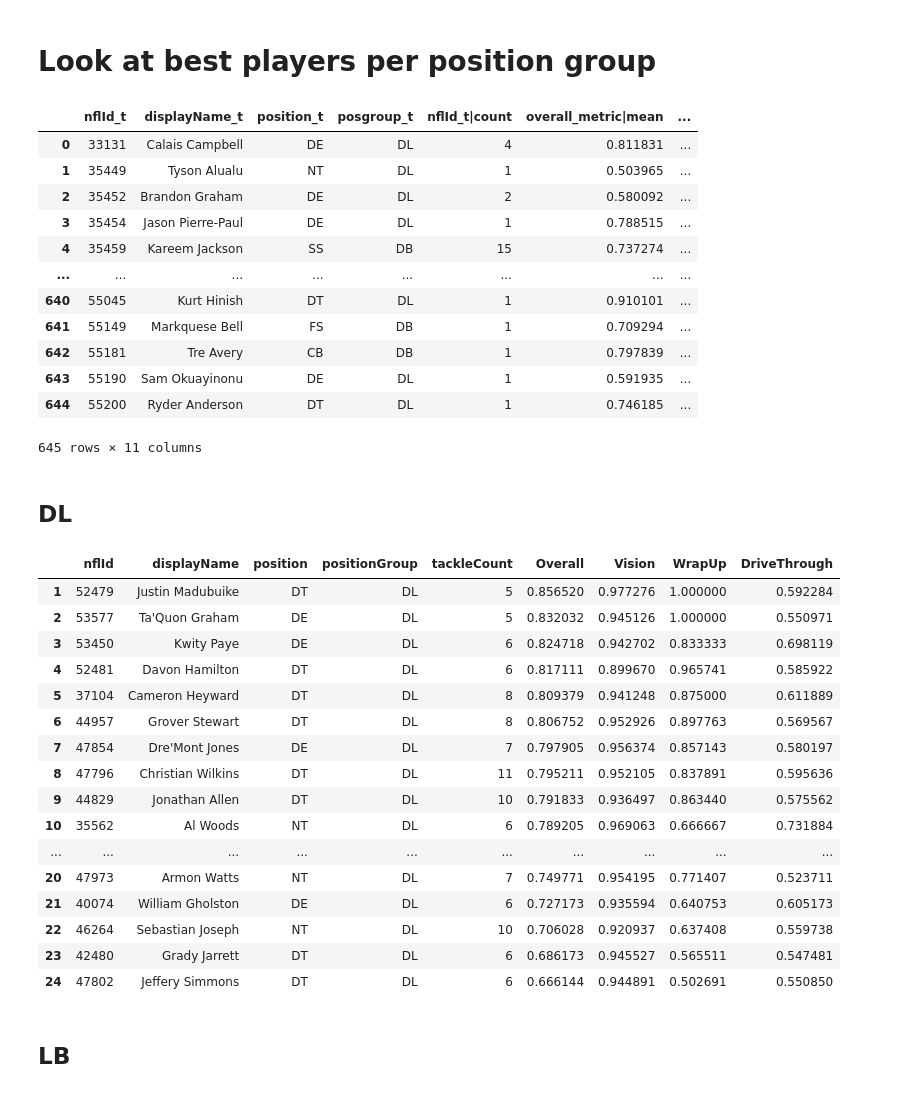
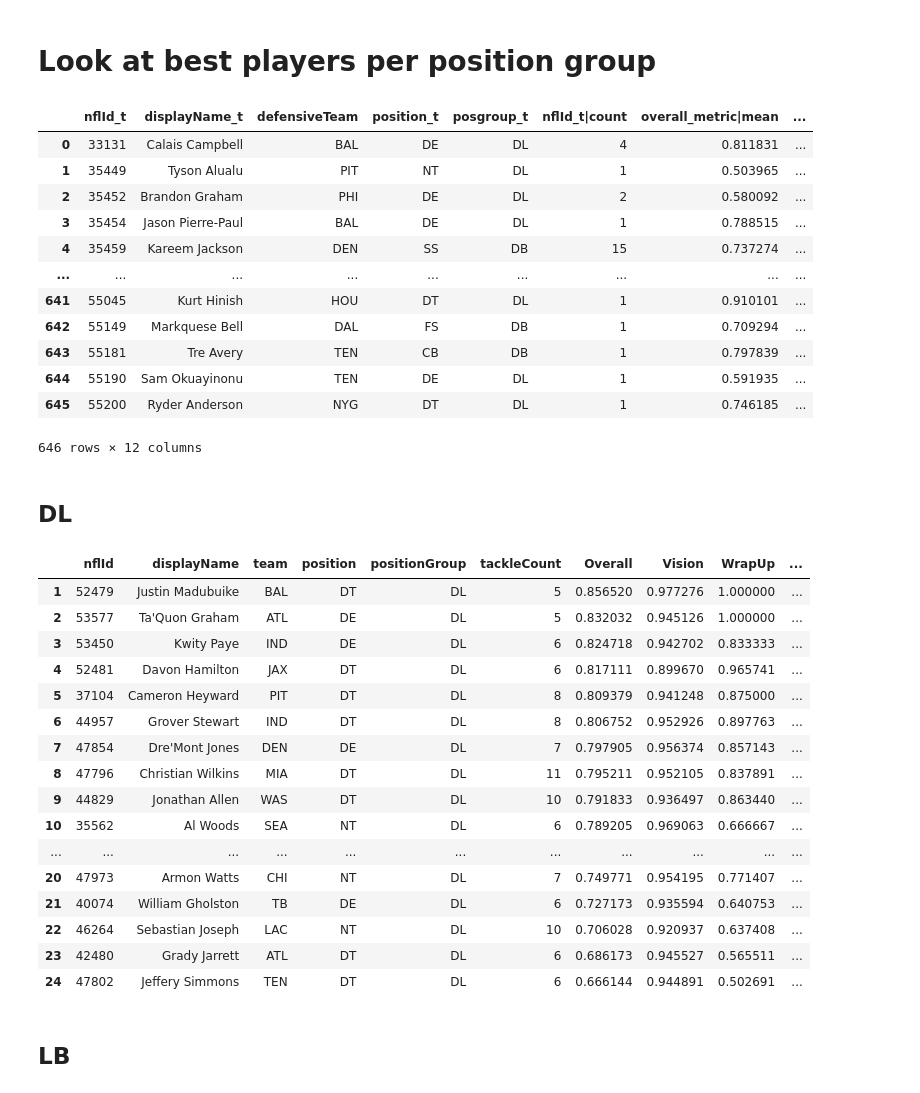
Before and after one commit to pschlais/kaggle_nfl_bdb_2024, a Jupyter notebook: analysis_workspace.ipynb, the cells around one changed output. Saved outputs shown, nothing was run; the diff lists cells and outputs as text; code cells hidden in the pictures.

```diff
--- a/analysis_workspace.ipynb
+++ b/analysis_workspace.ipynb
@@ -248,20 +308,20 @@ metric_df[['posgroup_t','overall_metric', 'vision_metric', 'tackle_gap_metric',
 # %% [markdown]
 # Look at best players per position group
 # %%
-b = metric_df.query('tackle_category=="proactive"').groupby(['nflId_t', 'displayName_t', 'position_t', 'posgroup_t']).aggregate({'nflId_t':'count', 'overall_metric': ['mean', 'min', 'max'], 'vision_metric': 'mean', 'tackle_gap_metric': 'mean', 'drive_metric': 'mean'}).reset_index()
+b = metric_df.query('tackle_category=="proactive"').groupby(['nflId_t', 'displayName_t', 'defensiveTeam', 'position_t', 'posgroup_t']).aggregate({'nflId_t':'count', 'overall_metric': ['mean', 'min', 'max'], 'vision_metric': 'mean', 'tackle_gap_metric': 'mean', 'drive_metric': 'mean'}).reset_index()
 b.columns = b.columns.map('|'.join).str.strip('|')
 b
 # %% [output]
-|  | nflId_t | displayName_t | position_t | posgroup_t | nflId_t|count | overall_metric|mean | ... |
-| 0 | 33131 | Calais Campbell | DE | DL | 4 | 0.811831 | ... |
-| 1 | 35449 | Tyson Alualu | NT | DL | 1 | 0.503965 | ... |
-| 2 | 35452 | Brandon Graham | DE | DL | 2 | 0.580092 | ... |
-| 3 | 35454 | Jason Pierre-Paul | DE | DL | 1 | 0.788515 | ... |
-| 4 | 35459 | Kareem Jackson | SS | DB | 15 | 0.737274 | ... |
-| ... | ... | ... | ... | ... | ... | ... | ... |
-| 640 | 55045 | Kurt Hinish | DT | DL | 1 | 0.910101 | ... |
-| 641 | 55149 | Markquese Bell | FS | DB | 1 | 0.709294 | ... |
-| 642 | 55181 | Tre Avery | CB | DB | 1 | 0.797839 | ... |
-| 643 | 55190 | Sam Okuayinonu | DE | DL | 1 | 0.591935 | ... |
-| 644 | 55200 | Ryder Anderson | DT | DL | 1 | 0.746185 | ... |
+|  | nflId_t | displayName_t | defensiveTeam | position_t | posgroup_t | nflId_t|count | overall_metric|mean | ... |
+| 0 | 33131 | Calais Campbell | BAL | DE | DL | 4 | 0.811831 | ... |
+| 1 | 35449 | Tyson Alualu | PIT | NT | DL | 1 | 0.503965 | ... |
+| 2 | 35452 | Brandon Graham | PHI | DE | DL | 2 | 0.580092 | ... |
+| 3 | 35454 | Jason Pierre-Paul | BAL | DE | DL | 1 | 0.788515 | ... |
+| 4 | 35459 | Kareem Jackson | DEN | SS | DB | 15 | 0.737274 | ... |
+| ... | ... | ... | ... | ... | ... | ... | ... | ... |
+| 641 | 55045 | Kurt Hinish | HOU | DT | DL | 1 | 0.910101 | ... |
+| 642 | 55149 | Markquese Bell | DAL | FS | DB | 1 | 0.709294 | ... |
+| 643 | 55181 | Tre Avery | TEN | CB | DB | 1 | 0.797839 | ... |
+| 644 | 55190 | Sam Okuayinonu | TEN | DE | DL | 1 | 0.591935 | ... |
+| 645 | 55200 | Ryder Anderson | NYG | DT | DL | 1 | 0.746185 | ... |
-645 rows × 11 columns
+646 rows × 12 columns
@@ -270,44 +333,45 @@ b
 # %%
 col_rename = {
     'nflId_t': 'nflId',
     'displayName_t': 'displayName',
     'position_t': 'position',
     'posgroup_t': 'positionGroup',
+    'defensiveTeam': 'team',
     'nflId_t|count': 'tackleCount',
     'overall_metric|mean': 'Overall',
     'vision_metric|mean': 'Vision',
     'tackle_gap_metric|mean': 'WrapUp',
     'drive_metric|mean': 'DriveThrough'
     }
 
 (
     b.rename(columns=col_rename)
     .query('tackleCount >= 5')
     .query('positionGroup=="DL"')
     .drop(columns=['overall_metric|min', 'overall_metric|max'])
     .sort_values('Overall', ascending=False)
     .reset_index(drop=True)
     .rename(lambda i: i + 1) # set the index to start from 1 instead of 0, so index is rank
     .style.background_gradient(cmap='viridis', subset=['Overall', 'Vision', 'WrapUp', 'DriveThrough'])
 )
 # %% [output]
-|  | nflId | displayName | position | positionGroup | tackleCount | Overall | Vision | WrapUp | DriveThrough |
-| 1 | 52479 | Justin Madubuike | DT | DL | 5 | 0.856520 | 0.977276 | 1.000000 | 0.592284 |
-| 2 | 53577 | Ta'Quon Graham | DE | DL | 5 | 0.832032 | 0.945126 | 1.000000 | 0.550971 |
-| 3 | 53450 | Kwity Paye | DE | DL | 6 | 0.824718 | 0.942702 | 0.833333 | 0.698119 |
-| 4 | 52481 | Davon Hamilton | DT | DL | 6 | 0.817111 | 0.899670 | 0.965741 | 0.585922 |
-| 5 | 37104 | Cameron Heyward | DT | DL | 8 | 0.809379 | 0.941248 | 0.875000 | 0.611889 |
-| 6 | 44957 | Grover Stewart | DT | DL | 8 | 0.806752 | 0.952926 | 0.897763 | 0.569567 |
-| 7 | 47854 | Dre'Mont Jones | DE | DL | 7 | 0.797905 | 0.956374 | 0.857143 | 0.580197 |
-| 8 | 47796 | Christian Wilkins | DT | DL | 11 | 0.795211 | 0.952105 | 0.837891 | 0.595636 |
-| 9 | 44829 | Jonathan Allen | DT | DL | 10 | 0.791833 | 0.936497 | 0.863440 | 0.575562 |
-| 10 | 35562 | Al Woods | NT | DL | 6 | 0.789205 | 0.969063 | 0.666667 | 0.731884 |
-| ... | ... | ... | ... | ... | ... | ... | ... | ... | ... |
-| 20 | 47973 | Armon Watts | NT | DL | 7 | 0.749771 | 0.954195 | 0.771407 | 0.523711 |
-| 21 | 40074 | William Gholston | DE | DL | 6 | 0.727173 | 0.935594 | 0.640753 | 0.605173 |
-| 22 | 46264 | Sebastian Joseph | NT | DL | 10 | 0.706028 | 0.920937 | 0.637408 | 0.559738 |
-| 23 | 42480 | Grady Jarrett | DT | DL | 6 | 0.686173 | 0.945527 | 0.565511 | 0.547481 |
-| 24 | 47802 | Jeffery Simmons | DT | DL | 6 | 0.666144 | 0.944891 | 0.502691 | 0.550850 |
+|  | nflId | displayName | team | position | positionGroup | tackleCount | Overall | Vision | WrapUp | ... |
+| 1 | 52479 | Justin Madubuike | BAL | DT | DL | 5 | 0.856520 | 0.977276 | 1.000000 | ... |
+| 2 | 53577 | Ta'Quon Graham | ATL | DE | DL | 5 | 0.832032 | 0.945126 | 1.000000 | ... |
+| 3 | 53450 | Kwity Paye | IND | DE | DL | 6 | 0.824718 | 0.942702 | 0.833333 | ... |
+| 4 | 52481 | Davon Hamilton | JAX | DT | DL | 6 | 0.817111 | 0.899670 | 0.965741 | ... |
+| 5 | 37104 | Cameron Heyward | PIT | DT | DL | 8 | 0.809379 | 0.941248 | 0.875000 | ... |
+| 6 | 44957 | Grover Stewart | IND | DT | DL | 8 | 0.806752 | 0.952926 | 0.897763 | ... |
+| 7 | 47854 | Dre'Mont Jones | DEN | DE | DL | 7 | 0.797905 | 0.956374 | 0.857143 | ... |
+| 8 | 47796 | Christian Wilkins | MIA | DT | DL | 11 | 0.795211 | 0.952105 | 0.837891 | ... |
+| 9 | 44829 | Jonathan Allen | WAS | DT | DL | 10 | 0.791833 | 0.936497 | 0.863440 | ... |
+| 10 | 35562 | Al Woods | SEA | NT | DL | 6 | 0.789205 | 0.969063 | 0.666667 | ... |
+| ... | ... | ... | ... | ... | ... | ... | ... | ... | ... | ... |
+| 20 | 47973 | Armon Watts | CHI | NT | DL | 7 | 0.749771 | 0.954195 | 0.771407 | ... |
+| 21 | 40074 | William Gholston | TB | DE | DL | 6 | 0.727173 | 0.935594 | 0.640753 | ... |
+| 22 | 46264 | Sebastian Joseph | LAC | NT | DL | 10 | 0.706028 | 0.920937 | 0.637408 | ... |
+| 23 | 42480 | Grady Jarrett | ATL | DT | DL | 6 | 0.686173 | 0.945527 | 0.565511 | ... |
+| 24 | 47802 | Jeffery Simmons | TEN | DT | DL | 6 | 0.666144 | 0.944891 | 0.502691 | ... |
 # %% [markdown]
 ## LB
 # %%
```
Also changed, not shown: parts of 9 cells of this notebook, 2 other files.
